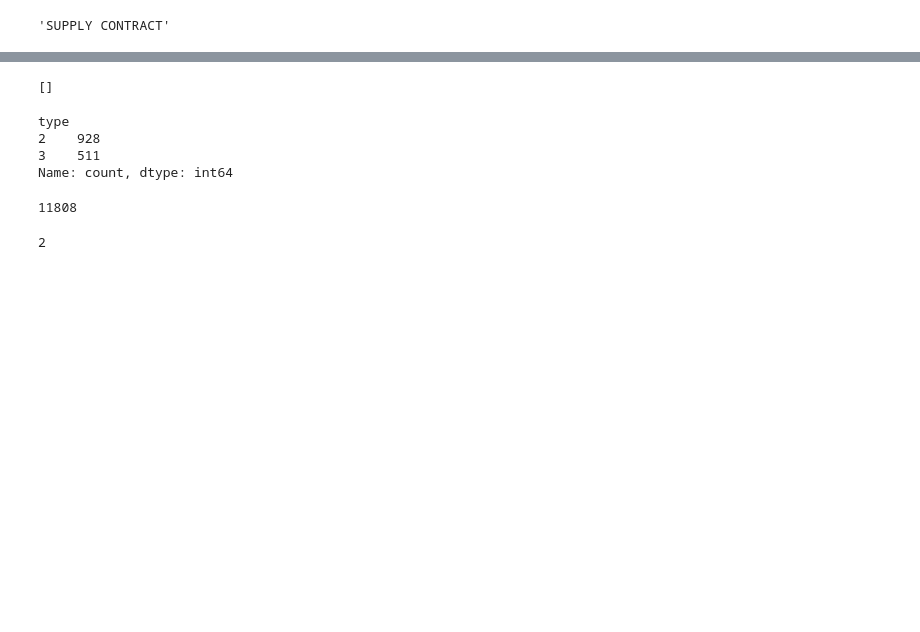
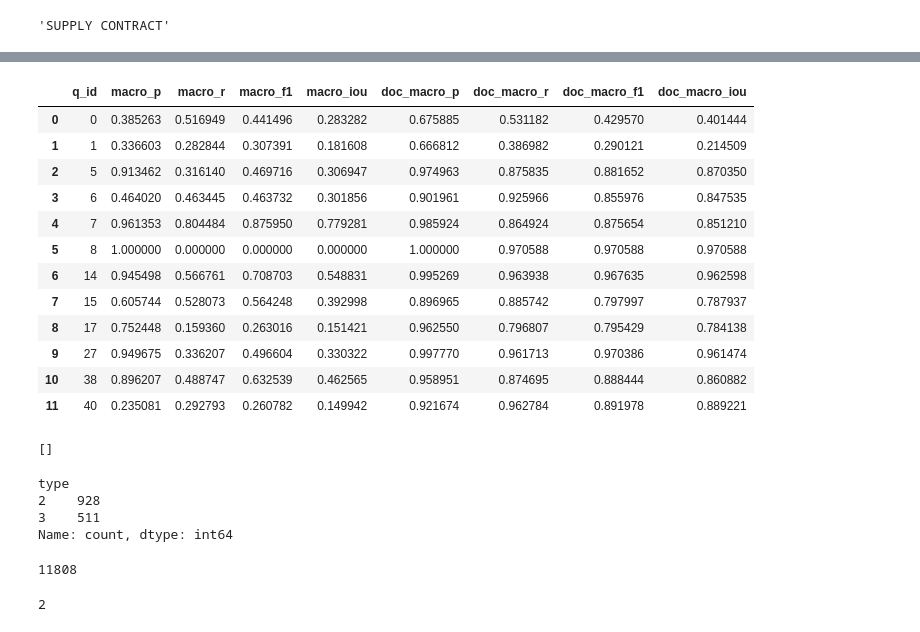
Before and after one commit to srhthu/ContClause, a Jupyter notebook: scripts/jupyter/get_metrics.ipynb, the cells around one changed output, grey strips where cells are left out. Saved outputs shown, nothing was run; the diff lists cells and outputs as text; code cells hidden in the pictures; blank space fills up the shorter version.

```diff
--- a/scripts/jupyter/get_metrics.ipynb
+++ b/scripts/jupyter/get_metrics.ipynb
@@ -116 +121,3 @@ docsum_iou     0.331330
 dtype: float64
+# %%
+ov_mets, detail_df = get_overall_metrics(test_meta_ood, pred_df, lambda k: k)
@@ -133,3 +161,19 @@ met_df
+# %%
+detail_df
+# %% [output]
+|  | q_id | macro_p | macro_r | macro_f1 | macro_iou | doc_macro_p | doc_macro_r | doc_macro_f1 | doc_macro_iou |
+| 0 | 0 | 0.385263 | 0.516949 | 0.441496 | 0.283282 | 0.675885 | 0.531182 | 0.429570 | 0.401444 |
+| 1 | 1 | 0.336603 | 0.282844 | 0.307391 | 0.181608 | 0.666812 | 0.386982 | 0.290121 | 0.214509 |
+| 2 | 5 | 0.913462 | 0.316140 | 0.469716 | 0.306947 | 0.974963 | 0.875835 | 0.881652 | 0.870350 |
+| 3 | 6 | 0.464020 | 0.463445 | 0.463732 | 0.301856 | 0.901961 | 0.925966 | 0.855976 | 0.847535 |
+| 4 | 7 | 0.961353 | 0.804484 | 0.875950 | 0.779281 | 0.985924 | 0.864924 | 0.875654 | 0.851210 |
+| 5 | 8 | 1.000000 | 0.000000 | 0.000000 | 0.000000 | 1.000000 | 0.970588 | 0.970588 | 0.970588 |
+| 6 | 14 | 0.945498 | 0.566761 | 0.708703 | 0.548831 | 0.995269 | 0.963938 | 0.967635 | 0.962598 |
+| 7 | 15 | 0.605744 | 0.528073 | 0.564248 | 0.392998 | 0.896965 | 0.885742 | 0.797997 | 0.787937 |
+| 8 | 17 | 0.752448 | 0.159360 | 0.263016 | 0.151421 | 0.962550 | 0.796807 | 0.795429 | 0.784138 |
+| 9 | 27 | 0.949675 | 0.336207 | 0.496604 | 0.330322 | 0.997770 | 0.961713 | 0.970386 | 0.961474 |
+| 10 | 38 | 0.896207 | 0.488747 | 0.632539 | 0.462565 | 0.958951 | 0.874695 | 0.888444 | 0.860882 |
+| 11 | 40 | 0.235081 | 0.292793 | 0.260782 | 0.149942 | 0.921674 | 0.962784 | 0.891978 | 0.889221 |
 # %%
 preds = pred_df[pred_df['type'] == 1]['prediction'].to_list()
 print([k for k in preds if len(k) > 0])
```
Also changed, not shown: parts of 15 cells of this notebook, 11 other files.
